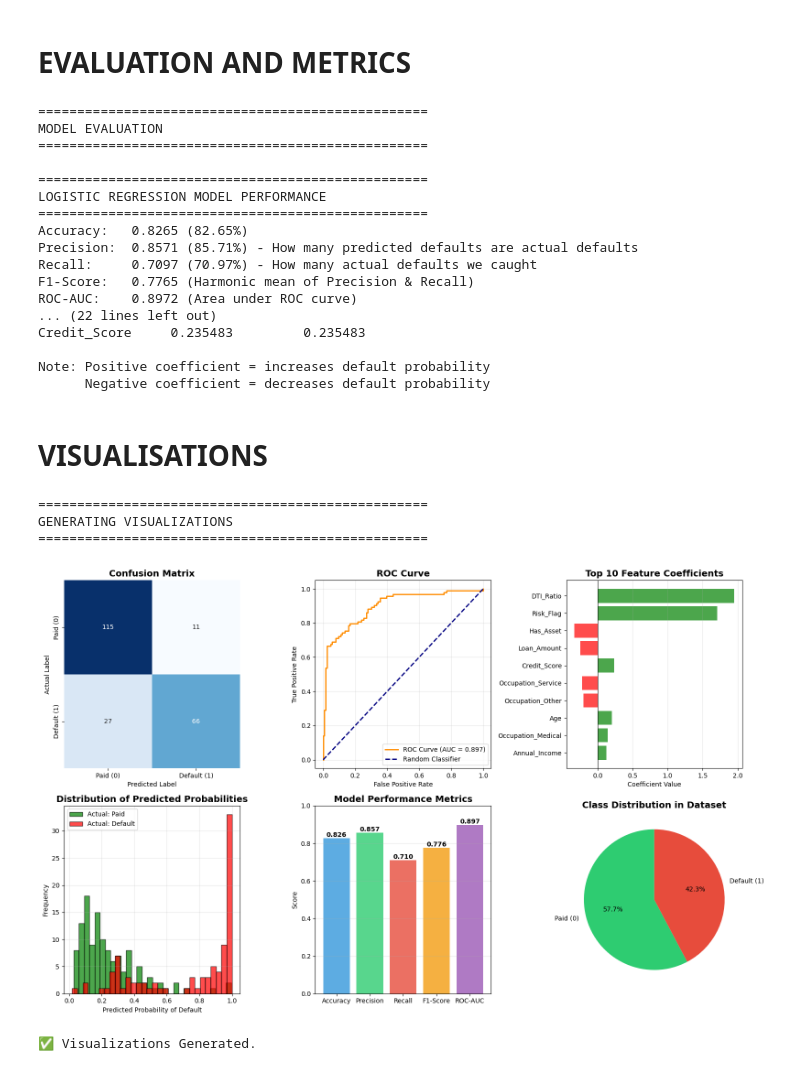
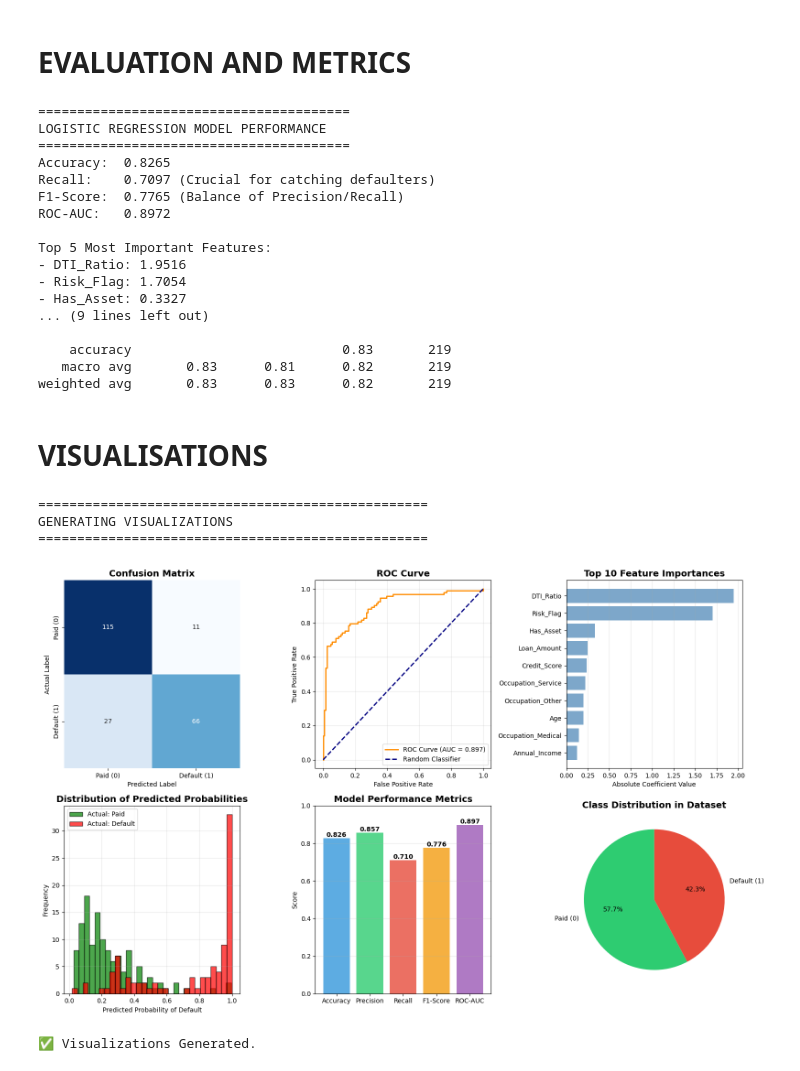
Before and after one commit to hanidew/WIE3007-DMW-GroupProject, a Jupyter notebook: DMW_GA.ipynb, the cells around one changed output. Drawn from its saved outputs; the diff is of its cells as text; code cells hidden in the pictures.

```diff
--- a/DMW_GA.ipynb
+++ b/DMW_GA.ipynb
@@ -23,17 +23,20 @@ from sklearn.metrics import (
 # %% [markdown]
 # LOAD AND INSPEC
 # %%
-from google.colab import drive
-import csv # Import csv module for quoting options
+# ==========================================
+# STEP 1: Load and Inspect Data
+# ==========================================
+
+# from google.colab import drive
 # drive.mount('/content/drive')
 
 # Load the dataset
 filename = '/content/synthetic_data_cleaned_feature_engineered.csv'
-# Added sep='|', engine='python', quotechar=None, and quoting=csv.QUOTE_NONE to correctly parse pipe-delimited data
-df = pd.read_csv(filename, on_bad_lines='skip', sep='|', engine='python', quotechar=None, quoting=csv.QUOTE_NONE)
+df = pd.read_csv(filename, sep='|')
 
 print("✅ Data Loaded Successfully!")
 print(f"Shape: {df.shape}")
+print(f"Columns: {df.columns.tolist()}")
 # %% [output]
 ✅ Data Loaded Successfully!
 Shape: (1091, 13)
@@ -225,29 +203,33 @@ print(top_features_str)
 print("\nClassification Report:\n")
 print(classification_report(y_test, y_pred, target_names=['Paid', 'Default']))
 # %% [output]
-==================================================
-MODEL EVALUATION
-==================================================
+========================================
+LOGISTIC REGRESSION MODEL PERFORMANCE
+========================================
+Accuracy:  0.8265
+Recall:    0.7097 (Crucial for catching defaulters)
+F1-Score:  0.7765 (Balance of Precision/Recall)
+ROC-AUC:   0.8972
 
-==================================================
-LOGISTIC REGRESSION MODEL PERFORMANCE
-==================================================
-Accuracy:   0.8265 (82.65%)
-Precision:  0.8571 (85.71%) - How many predicted defaults are actual defaults
-Recall:     0.7097 (70.97%) - How many actual defaults we caught
-F1-Score:   0.7765 (Harmonic mean of Precision & Recall)
-ROC-AUC:    0.8972 (Area under ROC curve)
-... (22 lines left out)
-Credit_Score     0.235483         0.235483
+Top 5 Most Important Features:
+- DTI_Ratio: 1.9516
+- Risk_Flag: 1.7054
+- Has_Asset: 0.3327
+... (9 lines left out)
 
-Note: Positive coefficient = increases default probability
-      Negative coefficient = decreases default probability
+    accuracy                           0.83       219
+   macro avg       0.83      0.81      0.82       219
+weighted avg       0.83      0.83      0.82       219
 # %% [markdown]
 # VISUALISATIONS
 # %%
 print("\n" + "="*50)
 print("GENERATING VISUALIZATIONS")
 print("="*50)
+
+# Calculate metric_precision for the test set, as it was missing from previous calculations
+# This ensures all metrics for the bar chart are defined.
+metric_precision = precision_score(y_test, y_pred)
 
 # Create a comprehensive visualization
 fig = plt.figure(figsize=(16, 10))
@@ -276,16 +258,14 @@ ax2.grid(True, alpha=0.3)
 
 # 5.3 Feature Importance (Top 10)
 ax3 = plt.subplot(2, 3, 3)
-top_10_features = feature_importance_df.head(10)
-colors = ['red' if x < 0 else 'green' for x in top_10_features['Coefficient']]
-ax3.barh(range(len(top_10_features)), top_10_features['Coefficient'], color=colors, alpha=0.7)
-ax3.set_yticks(range(len(top_10_features)))
-ax3.set_yticklabels(top_10_features['Feature'])
-ax3.set_xlabel('Coefficient Value')
-ax3.set_title('Top 10 Feature Coefficients', fontsize=14, fontweight='bold')
-ax3.axvline(x=0, color='black', linestyle='-', linewidth=0.8)
+# Corrected: Use feature_importance_series and get nlargest(10)
+top_10_features_plot = feature_importance_series.nlargest(10)
+# Since feature_importance_series contains absolute values, using a single color is appropriate.
+ax3.barh(top_10_features_plot.index, top_10_features_plot.values, color='steelblue', alpha=0.7)
+ax3.set_xlabel('Absolute Coefficient Value')
+ax3.set_title('Top 10 Feature Importances', fontsize=14, fontweight='bold')
 ax3.grid(True, alpha=0.3, axis='x')
-ax3.invert_yaxis()
+ax3.invert_yaxis() # Display largest at the top
 
 # 5.4 Prediction Distribution
 ax4 = plt.subplot(2, 3, 4)
@@ -301,34 +281,34 @@ ax4.grid(True, alpha=0.3)
 ax5 = plt.subplot(2, 3, 5)
 metrics_names = ['Accuracy', 'Precision', 'Recall', 'F1-Score', 'ROC-AUC']
 metrics_values = [metric_accuracy, metric_precision, metric_recall, metric_f1, metric_auc]
 bars = ax5.bar(metrics_names, metrics_values, color=['#3498db', '#2ecc71', '#e74c3c', '#f39c12', '#9b59b6'], alpha=0.8)
 ax5.set_ylabel('Score')
 ax5.set_title('Model Performance Metrics', fontsize=14, fontweight='bold')
 ax5.set_ylim(0, 1)
 ax5.grid(True, alpha=0.3, axis='y')
 # Add value labels on bars
 for bar, value in zip(bars, metrics_values):
     height = bar.get_height()
     ax5.text(bar.get_x() + bar.get_width()/2., height,
              f'{value:.3f}',
              ha='center', va='bottom', fontweight='bold')
 
 # 5.6 Class Distribution
 ax6 = plt.subplot(2, 3, 6)
 class_counts = y.value_counts()
 ax6.pie(class_counts.values, labels=['Paid (0)', 'Default (1)'],
         autopct='%1.1f%%', startangle=90, colors=['#2ecc71', '#e74c3c'])
 ax6.set_title('Class Distribution in Dataset', fontsize=14, fontweight='bold')
 
 plt.tight_layout()
 plt.show()
 
 print("✅ Visualizations Generated.")
 # %% [output]
 ==================================================
 GENERATING VISUALIZATIONS
 ==================================================
-[figure, old version]
+[figure, new version]
 ✅ Visualizations Generated.
 # %%
 # ==========================================
```
Also changed, not shown: parts of 8 cells of this notebook.
